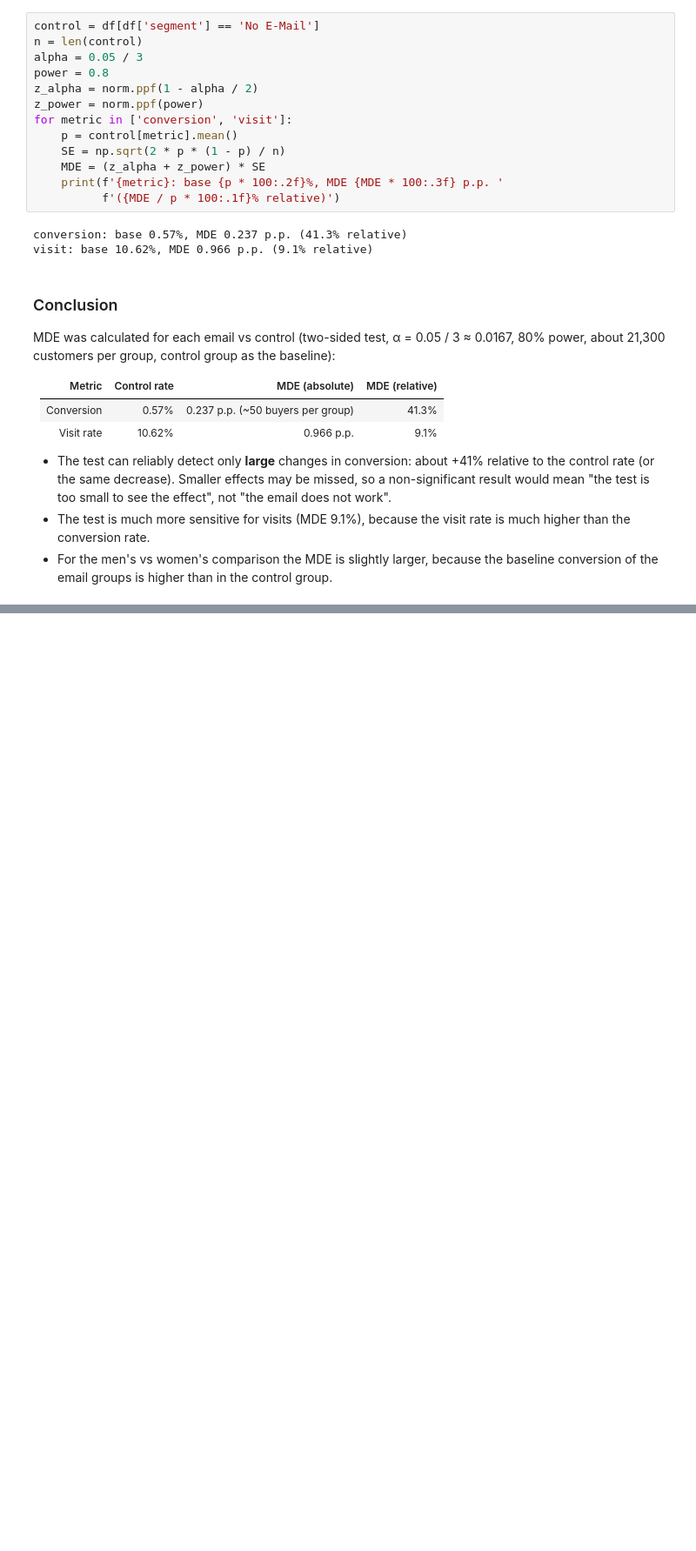
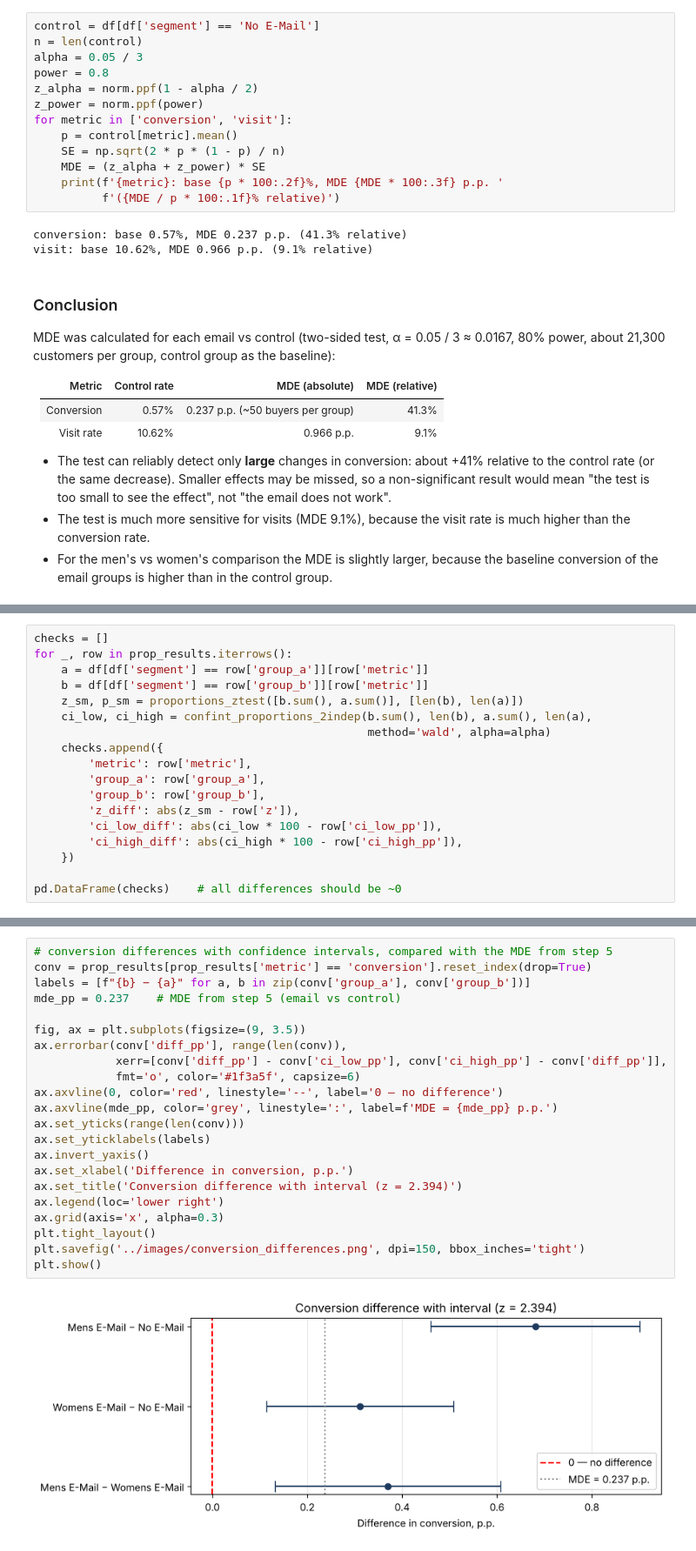
Before and after one commit to TemurRikhsitillaev/hillstrom-ab-test, a Jupyter notebook: notebook/hillstrom_ab_test.ipynb, the cells around one changed output, grey strips where cells are left out. Shown at 87% size. Cells and saved outputs as stored; diff of their text form; blank space fills up the shorter version.

```diff
--- a/notebook/hillstrom_ab_test.ipynb
+++ b/notebook/hillstrom_ab_test.ipynb
@@ -455,0 +529,18 @@ MDE was calculated for each email vs control (two-sided test, α = 0.05 / 3 ≈
+# %%
+checks = []
+for _, row in prop_results.iterrows():
+    a = df[df['segment'] == row['group_a']][row['metric']]
+    b = df[df['segment'] == row['group_b']][row['metric']]
+    z_sm, p_sm = proportions_ztest([b.sum(), a.sum()], [len(b), len(a)])
+    ci_low, ci_high = confint_proportions_2indep(b.sum(), len(b), a.sum(), len(a),
+                                                 method='wald', alpha=alpha)
+    checks.append({
+        'metric': row['metric'],
+        'group_a': row['group_a'],
+        'group_b': row['group_b'],
+        'z_diff': abs(z_sm - row['z']),
+        'ci_low_diff': abs(ci_low * 100 - row['ci_low_pp']),
+        'ci_high_diff': abs(ci_high * 100 - row['ci_high_pp']),
+    })
+
+pd.DataFrame(checks)    # all differences should be ~0
@@ -455,0 +580,24 @@ MDE was calculated for each email vs control (two-sided test, α = 0.05 / 3 ≈
+# %%
+# conversion differences with confidence intervals, compared with the MDE from step 5
+conv = prop_results[prop_results['metric'] == 'conversion'].reset_index(drop=True)
+labels = [f"{b} − {a}" for a, b in zip(conv['group_a'], conv['group_b'])]
+mde_pp = 0.237    # MDE from step 5 (email vs control)
+
+fig, ax = plt.subplots(figsize=(9, 3.5))
+ax.errorbar(conv['diff_pp'], range(len(conv)),
+            xerr=[conv['diff_pp'] - conv['ci_low_pp'], conv['ci_high_pp'] - conv['diff_pp']],
+            fmt='o', color='#1f3a5f', capsize=6)
+ax.axvline(0, color='red', linestyle='--', label='0 — no difference')
+ax.axvline(mde_pp, color='grey', linestyle=':', label=f'MDE = {mde_pp} p.p.')
+ax.set_yticks(range(len(conv)))
+ax.set_yticklabels(labels)
+ax.invert_yaxis()
+ax.set_xlabel('Difference in conversion, p.p.')
+ax.set_title('Conversion difference with interval (z = 2.394)')
+ax.legend(loc='lower right')
+ax.grid(axis='x', alpha=0.3)
+plt.tight_layout()
+plt.savefig('../images/conversion_differences.png', dpi=150, bbox_inches='tight')
+plt.show()
+# %% [output]
+[figure, added]
```
Also changed, not shown: parts of 30 cells of this notebook.
